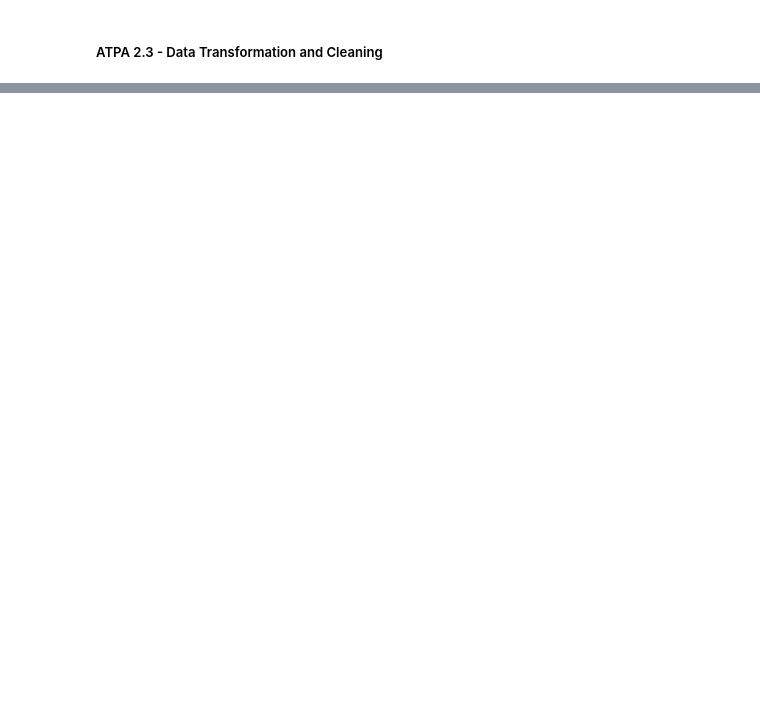
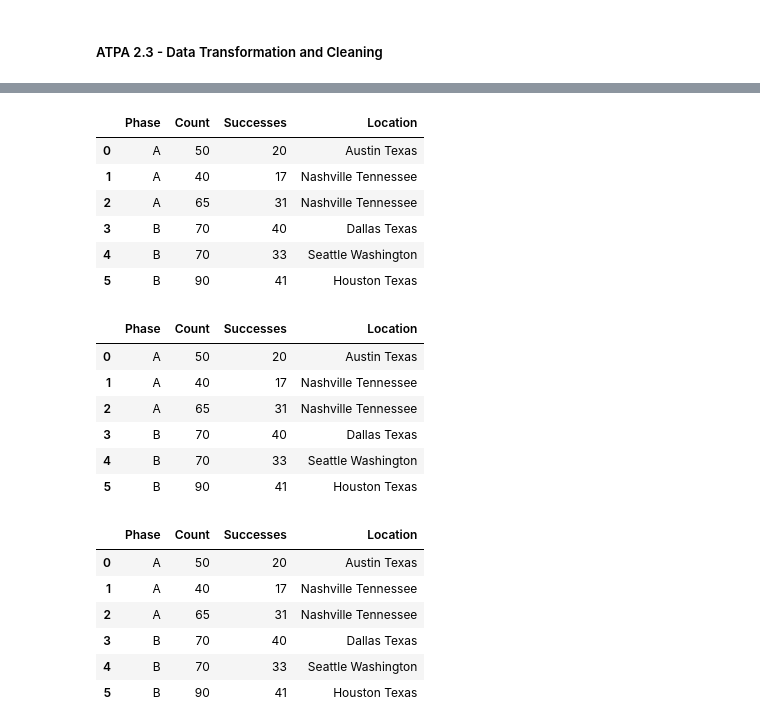
Before and after one commit to M-Christensen/ATPA, a Jupyter notebook: SOAModule_Notes/Module2/Sec2_DataTransformationCleaning.ipynb, the cells around one changed output, grey strips where cells are left out. Cells and saved outputs as stored; diff of their text form; code cells hidden in the pictures; blank space fills up the shorter version.

```diff
--- a/SOAModule_Notes/Module2/Sec2_DataTransformationCleaning.ipynb
+++ b/SOAModule_Notes/Module2/Sec2_DataTransformationCleaning.ipynb
@@ -725,0 +60,27 @@ auto
+# %%
+# CHUNK 5: Exercise 2.3.1: Use three different ways to subset to all locations where Phase is A or C
+display(trials.query("Phase == ['A', 'B']"))
+display(trials.loc[(trials.Phase == 'A') | (trials.Phase == 'B')])
+display(trials.query("Phase != 'C'"))
+# %% [output]
+|  | Phase | Count | Successes | Location |
+| 0 | A | 50 | 20 | Austin Texas |
+| 1 | A | 40 | 17 | Nashville Tennessee |
+| 2 | A | 65 | 31 | Nashville Tennessee |
+| 3 | B | 70 | 40 | Dallas Texas |
+| 4 | B | 70 | 33 | Seattle Washington |
+| 5 | B | 90 | 41 | Houston Texas |
+|  | Phase | Count | Successes | Location |
+| 0 | A | 50 | 20 | Austin Texas |
+| 1 | A | 40 | 17 | Nashville Tennessee |
+| 2 | A | 65 | 31 | Nashville Tennessee |
+| 3 | B | 70 | 40 | Dallas Texas |
+| 4 | B | 70 | 33 | Seattle Washington |
+| 5 | B | 90 | 41 | Houston Texas |
+|  | Phase | Count | Successes | Location |
+| 0 | A | 50 | 20 | Austin Texas |
+| 1 | A | 40 | 17 | Nashville Tennessee |
+| 2 | A | 65 | 31 | Nashville Tennessee |
+| 3 | B | 70 | 40 | Dallas Texas |
+| 4 | B | 70 | 33 | Seattle Washington |
+| 5 | B | 90 | 41 | Houston Texas |
```
Also changed, not shown: parts of 74 cells of this notebook, 1 other file.
